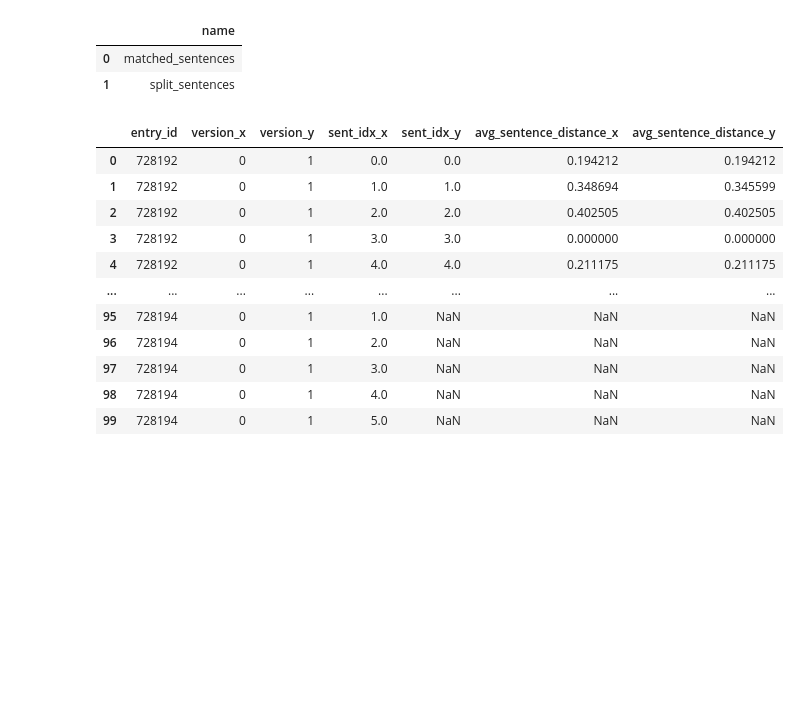
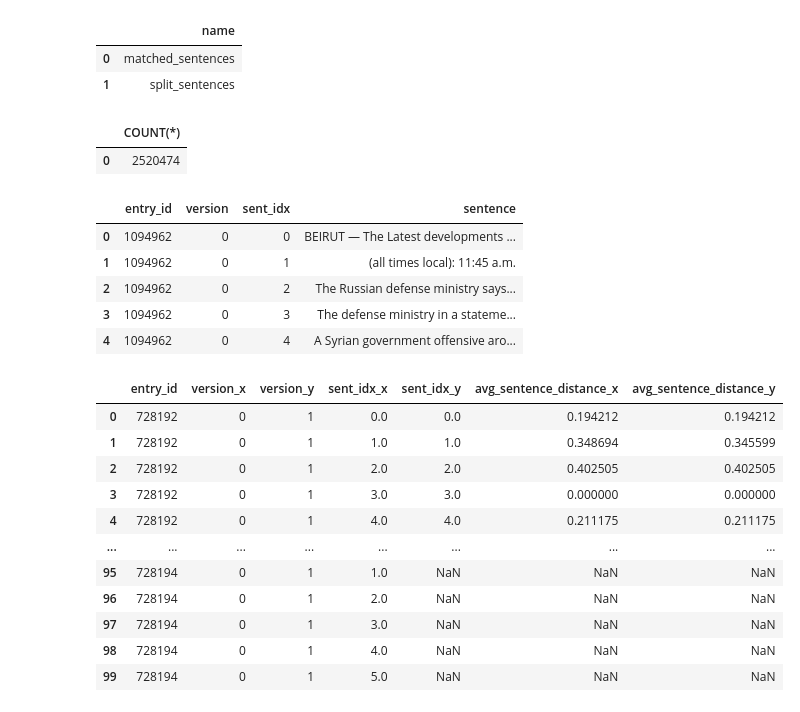
Before and after one commit to alex2awesome/edit-pathways, a Jupyter notebook: notebooks/2021-06-08__analyse-spark-output-dbs.ipynb, the cells around one changed output. Cells and saved outputs as stored; diff of their text form; code cells hidden in the pictures; blank space fills up the shorter version.

```diff
--- a/notebooks/2021-06-08__analyse-spark-output-dbs.ipynb
+++ b/notebooks/2021-06-08__analyse-spark-output-dbs.ipynb
@@ -25,6 +25,22 @@ pd.read_sql('''SELECT
 |  | name |
 | 0 | matched_sentences |
 | 1 | split_sentences |
+# %%
+pd.read_sql('''SELECT COUNT(*) FROM MATCHED_SENTENCES;
+''', con = con)
+# %% [output]
+|  | COUNT(*) |
+| 0 | 2520474 |
+# %%
+pd.read_sql('''SELECT * FROM SPLIT_SENTENCES LIMIT 5;
+''', con = con)
+# %% [output]
+|  | entry_id | version | sent_idx | sentence |
+| 0 | 1094962 | 0 | 0 | BEIRUT — The Latest developments ... |
+| 1 | 1094962 | 0 | 1 | (all times local): 11:45 a.m. |
+| 2 | 1094962 | 0 | 2 | The Russian defense ministry says... |
+| 3 | 1094962 | 0 | 3 | The defense ministry in a stateme... |
+| 4 | 1094962 | 0 | 4 | A Syrian government offensive aro... |
 # %%
 pd.read_sql('''
     SELECT * FROM matched_sentences
```
Also changed, not shown: parts of 18 cells of this notebook.
